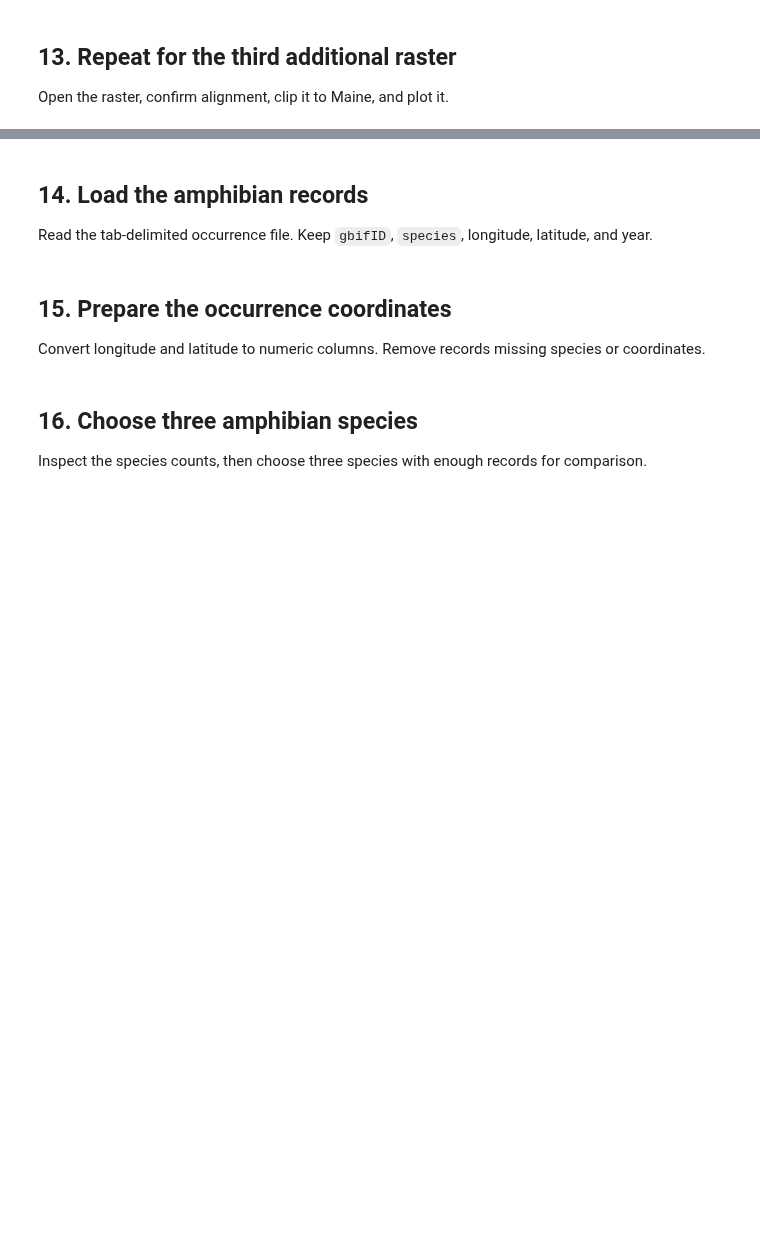
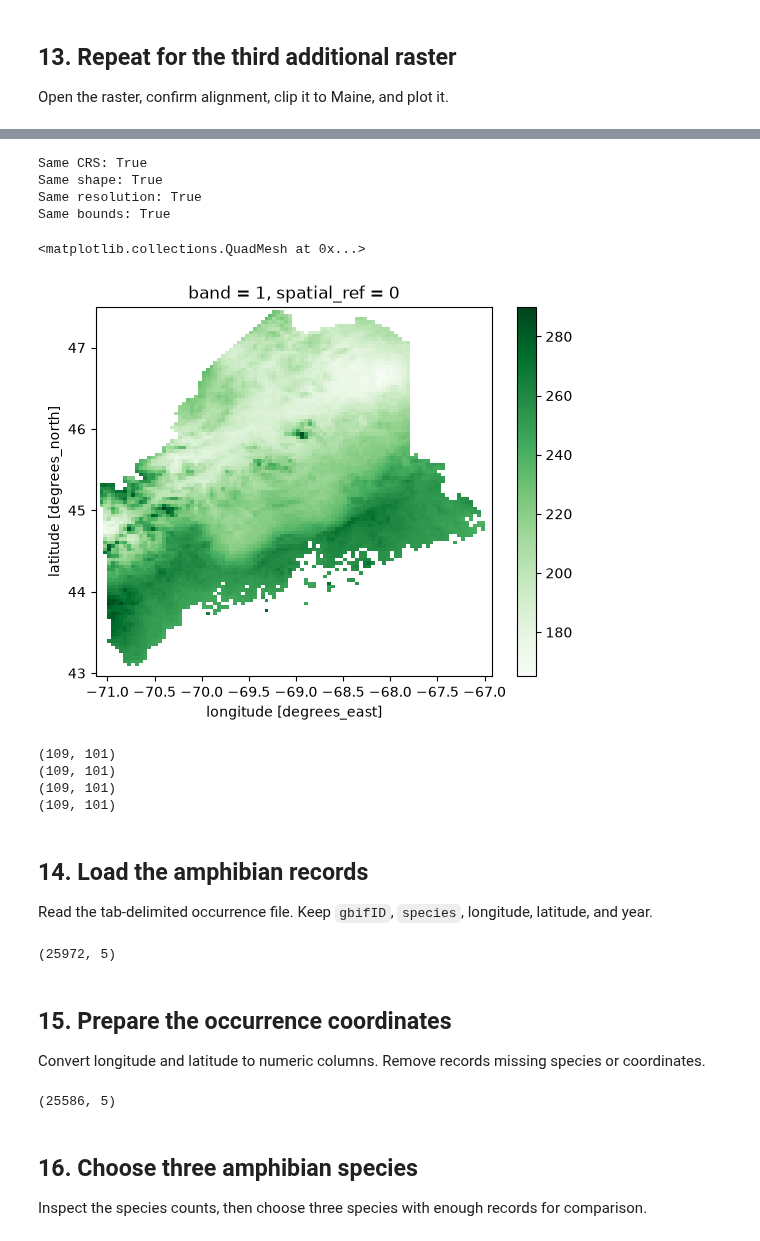
Before and after one commit to carlycoughlin-ux/BIO597-SpatialBiodiversity, a Jupyter notebook: docs/assignments/Assignment-05-RasterData.ipynb, the cells around one changed output, grey strips where cells are left out. Drawn from its saved outputs; the diff is of its cells as text; code cells hidden in the pictures; blank space fills up the shorter version.

```diff
--- a/docs/assignments/Assignment-05-RasterData.ipynb
+++ b/docs/assignments/Assignment-05-RasterData.ipynb
@@ -145,3 +303,17 @@ Open the raster, confirm alignment, clip it to Maine, and plot it. Keep each par
 Open the raster, confirm alignment, clip it to Maine, and plot it.
 # %%
 # Complete the workflow for the third additional raster.
+# %%
+# Open your third additional raster.
+bio17 = rxr.open_rasterio(
+    bioclim_path / "wc2.1_2.5m_bio_17.tif",
+    masked=True,
+)
+# Inspect its metadata.
+print("Dimensions:", bio17.dims)
+print("Shape:", bio17.shape)
+print("Data type:", bio17.dtype)
+print("CRS:", bio17.rio.crs)
+print("Resolution:", bio17.rio.resolution())
+print("Bounds:", bio17.rio.bounds())
+print("NoData:", bio17.rio.nodata)
@@ -148,3 +328,40 @@ Open the raster, confirm alignment, clip it to Maine, and plot it.
+# %%
+# Compare the third additional raster with bio1.
+print("Same CRS:", bio1.rio.crs == bio17.rio.crs)
+print("Same shape:", bio1.shape == bio17.shape)
+print("Same resolution:", bio1.rio.resolution() == bio17.rio.resolution())
+print("Same bounds:", bio1.rio.bounds() == bio17.rio.bounds())
+# %% [output]
+Same CRS: True
+Same shape: True
+Same resolution: True
+Same bounds: True
+# %%
+# Clip, squeeze, and plot the third additional raster.
+bio17_maine = bio17.rio.clip(
+    maine_boundary.geometry,
+    maine_boundary.crs,
+    drop=True,
+    from_disk=True,
+)
+
+bio17_maine = bio17_maine.squeeze()
+
+bio17_maine.plot(cmap="Greens")
+# %% [output]
+<matplotlib.collections.QuadMesh at 0x...>
+[figure, added]
+# %%
+#Confirm the clipped rasters are aligned
+print(bio1_maine.shape)
+print(bio12_maine.shape)
+print(bio16_maine.shape)
+print(bio17_maine.shape)
+# %% [output]
+(109, 101)
+(109, 101)
+(109, 101)
+(109, 101)
 # %% [markdown]
 ## 14. Load the amphibian records
 
@@ -152,18 +369,43 @@ Read the tab-delimited occurrence file. Keep `gbifID`, `species`, longitude, lat
 # %%
 amphibians = pd.read_csv(
     "Amphibians_ME/Amphibians_ME.csv",
-    sep=__________,
+    sep="\t",
     low_memory=False,
 )
 
 # Keep the five requested columns.
+columns_to_keep = [
+    "gbifID",
+    "species",
+    "decimalLongitude",
+    "decimalLatitude",
+    "year",
+]
+
+amphibians = amphibians[columns_to_keep]
+amphibians.shape
+# %% [output]
+(25972, 5)
 # %% [markdown]
 ## 15. Prepare the occurrence coordinates
 
 Convert longitude and latitude to numeric columns. Remove records missing species or coordinates.
 # %%
 # Convert both coordinate columns with pd.to_numeric().
+amphibians["decimalLongitude"] = pd.to_numeric(
+    amphibians["decimalLongitude"], errors="coerce"
+)
+amphibians["decimalLatitude"] = pd.to_numeric(
+    amphibians["decimalLatitude"], errors="coerce"
+)
 # Drop rows missing species, longitude, or latitude.
+amphibians = amphibians.dropna(
+    subset=["species", "decimalLongitude", "decimalLatitude"]
+).copy()
+
+amphibians.shape
+# %% [output]
+(25586, 5)
 # %% [markdown]
 ## 16. Choose three amphibian species
 
```
Also changed, not shown: parts of 36 cells of this notebook.
